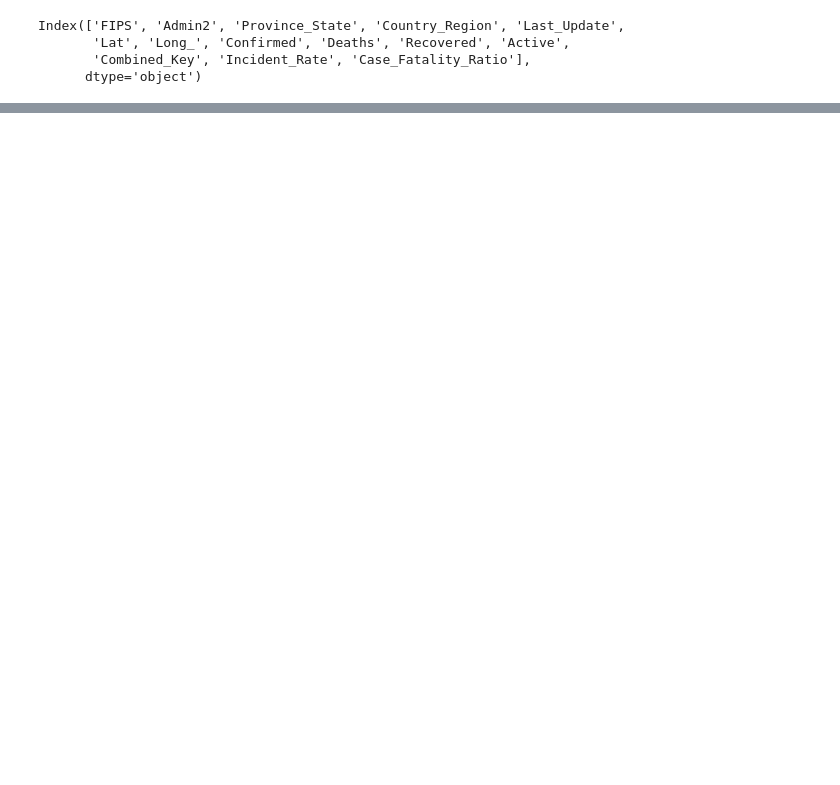
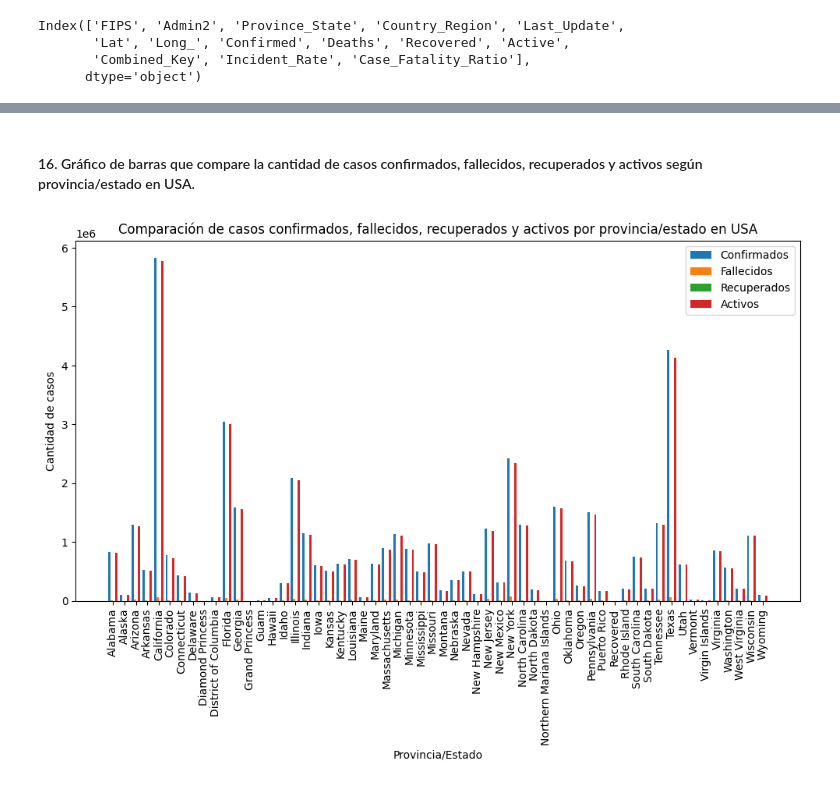
Before and after one commit to JuanBaezaB/gestion-de-datos, a Jupyter notebook: Proyecto COVID/main.ipynb, the cells around one changed output, grey strips where cells are left out. Drawn from its saved outputs; the diff is of its cells as text; code cells hidden in the pictures; blank space fills up the shorter version.

```diff
--- a/Proyecto COVID/main.ipynb
+++ b/Proyecto COVID/main.ipynb
@@ -45,0 +492,41 @@ data
+# %% [markdown]
+#### 16. Gráfico de barras que compare la cantidad de casos confirmados, fallecidos, recuperados y activos según provincia/estado en USA.
+# %%
+# Filtrar los datos solo para USA
+usa_data = data[data['Country_Region'] == 'US']
+
+# Obtener la lista de provincias/estados únicos
+states = usa_data['Province_State'].unique()
+
+# Obtener los datos de casos confirmados, fallecidos, recuperados y activos por provincia/estado
+confirmed_cases = usa_data.groupby('Province_State')['Confirmed'].sum()
+deaths = usa_data.groupby('Province_State')['Deaths'].sum()
+recovered = usa_data.groupby('Province_State')['Recovered'].sum()
+active_cases = usa_data.groupby('Province_State')['Active'].sum()
+
+# Configurar el gráfico de barras
+x = np.arange(len(states))
+width = 0.2
+
+# Crear las barras para cada tipo de caso
+plt.figure(figsize=(12, 6))
+plt.bar(x, confirmed_cases, width, label='Confirmados')
+plt.bar(x + width, deaths, width, label='Fallecidos')
+plt.bar(x + 2 * width, recovered, width, label='Recuperados')
+plt.bar(x + 3 * width, active_cases, width, label='Activos')
+
+# Configurar el eje x y las etiquetas de las provincias/estados
+plt.xticks(x + 1.5 * width, states, rotation=90)
+
+# Configurar el título y las etiquetas de los ejes
+plt.title('Comparación de casos confirmados, fallecidos, recuperados y activos por provincia/estado en USA')
+plt.xlabel('Provincia/Estado')
+plt.ylabel('Cantidad de casos')
+
+# Mostrar la leyenda
+plt.legend()
+
+# Mostrar el gráfico
+plt.show()
+# %% [output]
+[figure, added]
```
Also changed, not shown: parts of 35 cells of this notebook.
